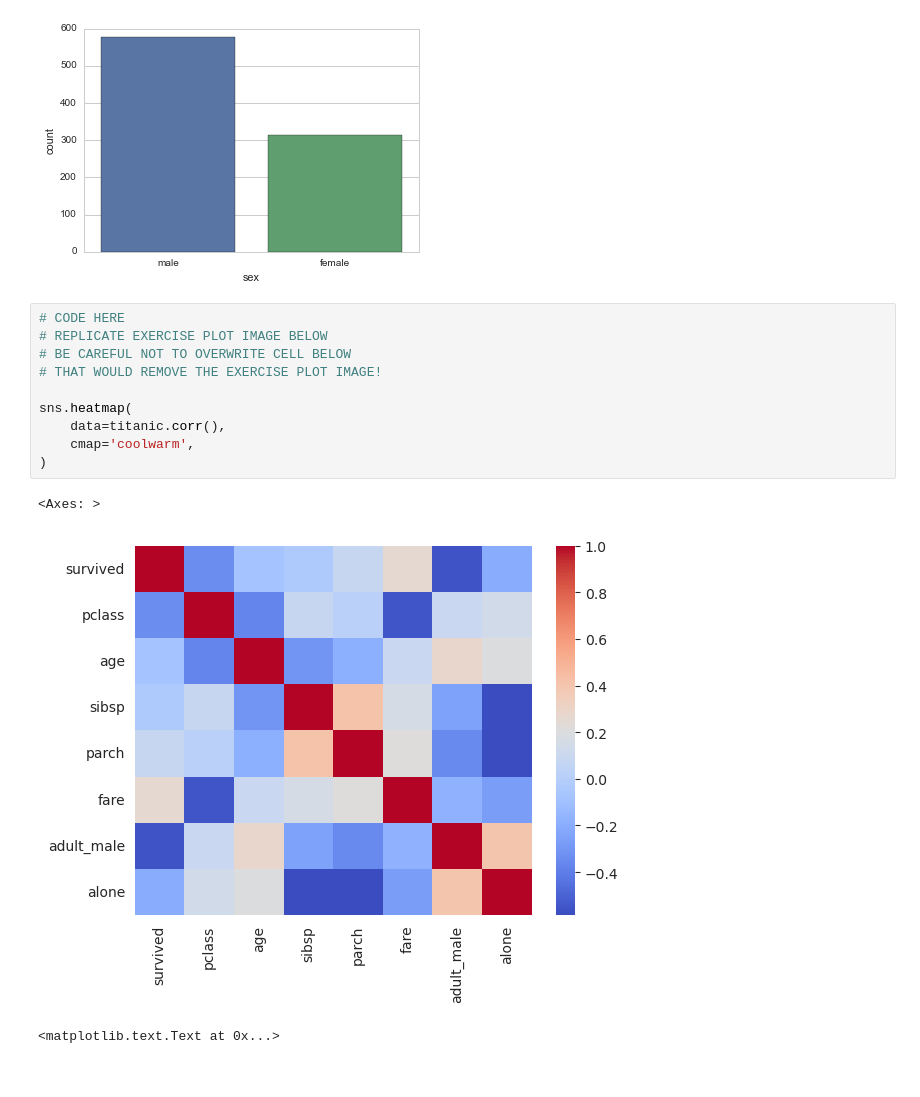
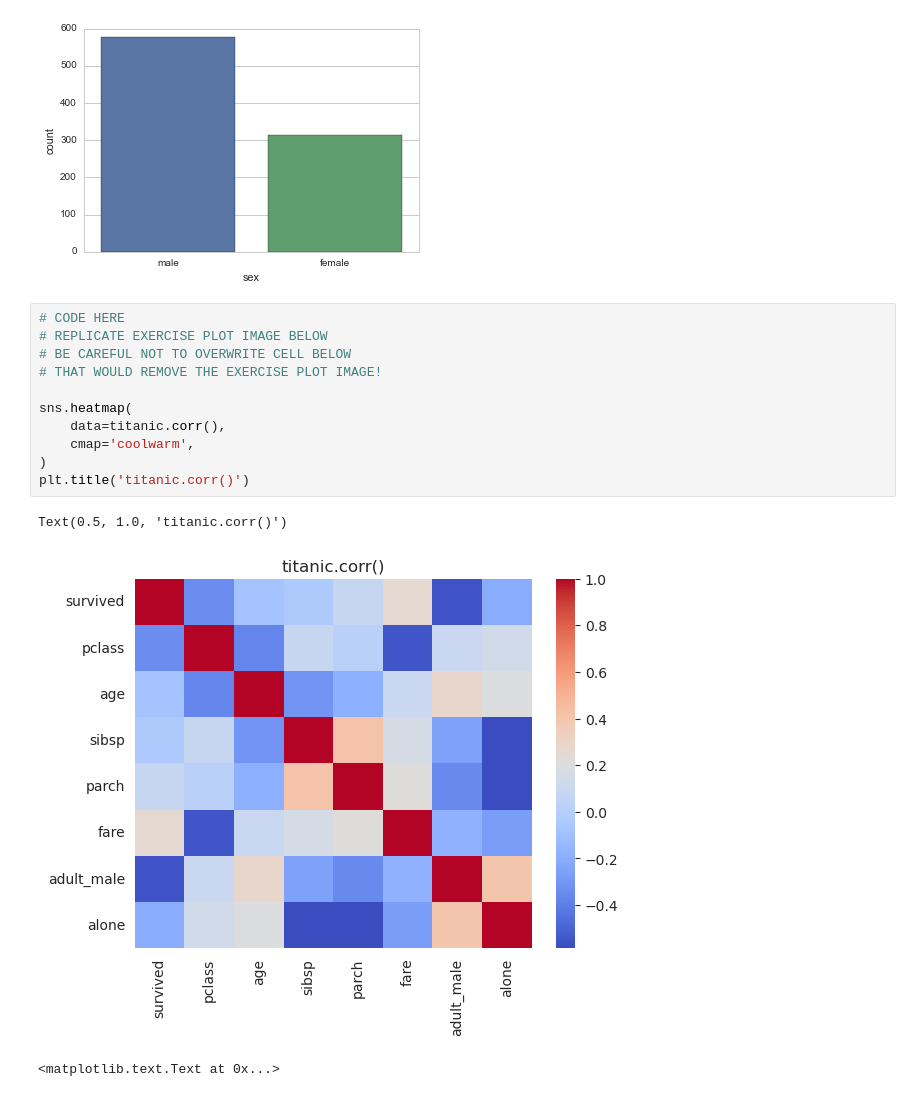
Before and after one commit to LuisReyes98/udemy-machine-learning, a Jupyter notebook: 06-Data-Visualization-with-Seaborn/07-Seaborn Exercises.ipynb, the cells around one changed output. Cells and saved outputs as stored; diff of their text form.

```diff
--- a/06-Data-Visualization-with-Seaborn/07-Seaborn Exercises.ipynb
+++ b/06-Data-Visualization-with-Seaborn/07-Seaborn Exercises.ipynb
@@ -147,16 +165,17 @@ sns.barplot(data=titanic.groupby('sex').count().T[:1], )
 # %%
 # CODE HERE
 # REPLICATE EXERCISE PLOT IMAGE BELOW
 # BE CAREFUL NOT TO OVERWRITE CELL BELOW
 # THAT WOULD REMOVE THE EXERCISE PLOT IMAGE!
 
 sns.heatmap(
     data=titanic.corr(),
     cmap='coolwarm',
 )
+plt.title('titanic.corr()')
 # %% [output]
-<Axes: >
+Text(0.5, 1.0, 'titanic.corr()')
-[figure, old version]
+[figure, new version]
 # %%
 # %% [output]
 <matplotlib.text.Text at 0x...>
```
Also changed, not shown: parts of 4 cells of this notebook.
